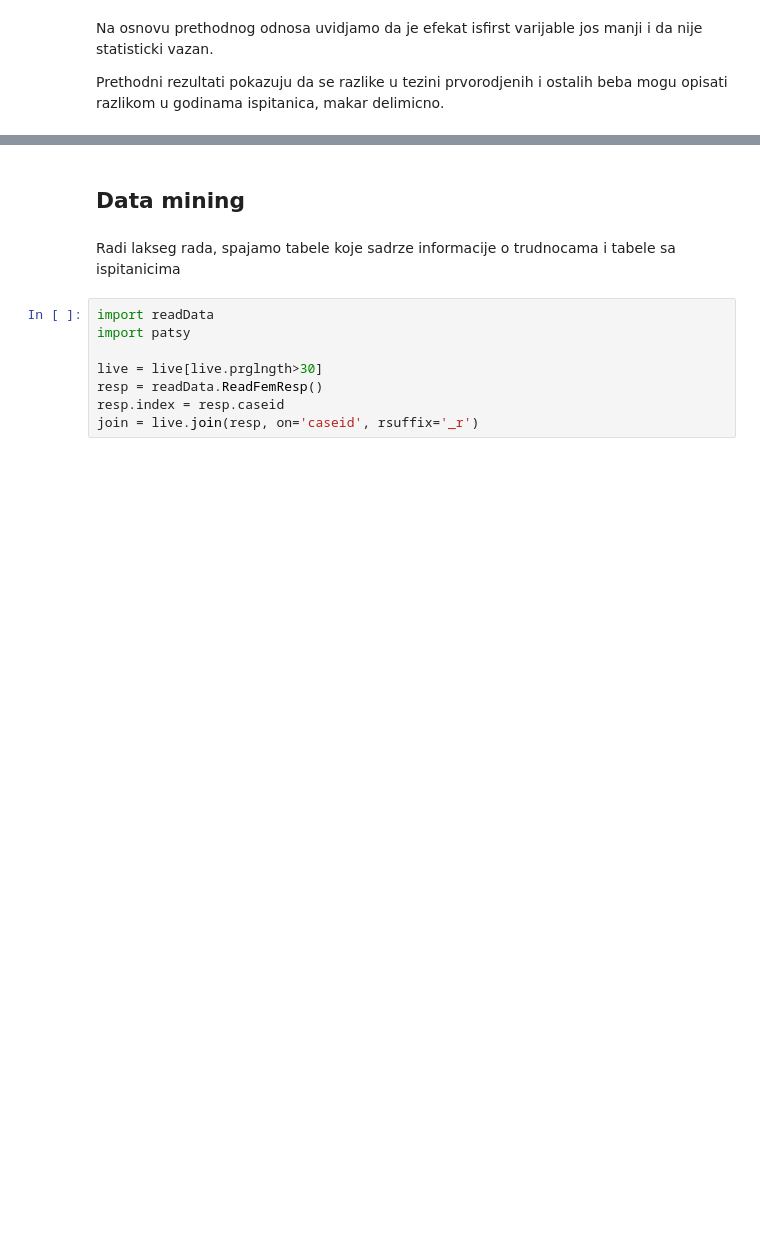
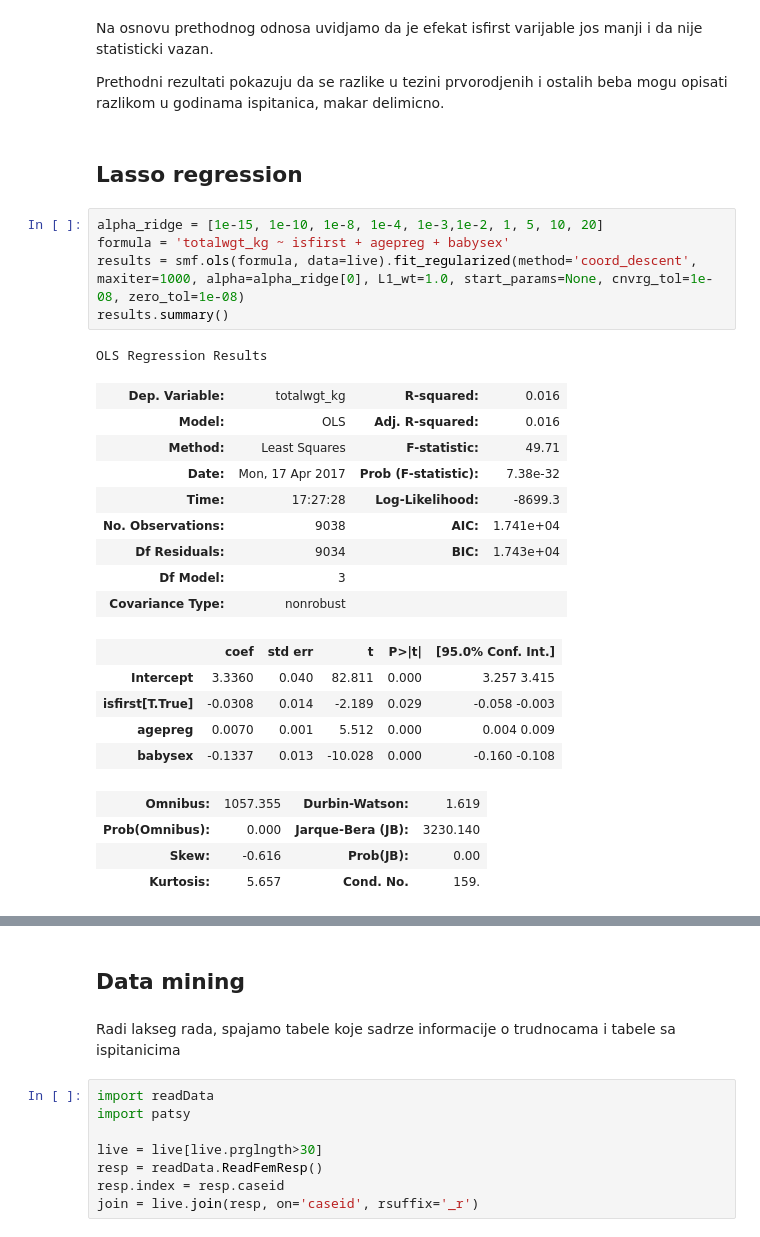
Before and after one commit to GavriloDrljaca/SIAP, a Jupyter notebook: SiapProject/Regresion.ipynb, the cells around one changed output, grey strips where cells are left out. Cells and saved outputs as stored; diff of their text form; blank space fills up the shorter version.

Commit message:
Work on Lasso and Ridge regression

```diff
--- a/SiapProject/Regresion.ipynb
+++ b/SiapProject/Regresion.ipynb
@@ -161,3 +189,30 @@ OLS Regression Results
 Na osnovu prethodnog odnosa uvidjamo da je efekat isfirst varijable jos manji i da nije statisticki vazan.
 
 Prethodni rezultati pokazuju da se razlike u tezini prvorodjenih i ostalih beba mogu opisati razlikom u godinama ispitanica, makar delimicno.
+# %% [markdown]
+## Lasso regression
+# %%
+alpha_ridge = [1e-15, 1e-10, 1e-8, 1e-4, 1e-3,1e-2, 1, 5, 10, 20]
+formula = 'totalwgt_kg ~ isfirst + agepreg + babysex'
+results = smf.ols(formula, data=live).fit_regularized(method='coord_descent', maxiter=1000, alpha=alpha_ridge[0], L1_wt=1.0, start_params=None, cnvrg_tol=1e-08, zero_tol=1e-08)
+results.summary()
+# %% [output]
+OLS Regression Results
+| Dep. Variable: | totalwgt_kg | R-squared: | 0.016 |
+| Model: | OLS | Adj. R-squared: | 0.016 |
+| Method: | Least Squares | F-statistic: | 49.71 |
+| Date: | Mon, 17 Apr 2017 | Prob (F-statistic): | 7.38e-32 |
+| Time: | 17:27:28 | Log-Likelihood: | -8699.3 |
+| No. Observations: | 9038 | AIC: | 1.741e+04 |
+| Df Residuals: | 9034 | BIC: | 1.743e+04 |
+| Df Model: | 3 |  |  |
+| Covariance Type: | nonrobust |  |  |
+|  | coef | std err | t | P>|t| | [95.0% Conf. Int.] |
+| Intercept | 3.3360 | 0.040 | 82.811 | 0.000 | 3.257 3.415 |
+| isfirst[T.True] | -0.0308 | 0.014 | -2.189 | 0.029 | -0.058 -0.003 |
+| agepreg | 0.0070 | 0.001 | 5.512 | 0.000 | 0.004 0.009 |
+| babysex | -0.1337 | 0.013 | -10.028 | 0.000 | -0.160 -0.108 |
+| Omnibus: | 1057.355 | Durbin-Watson: | 1.619 |
+| Prob(Omnibus): | 0.000 | Jarque-Bera (JB): | 3230.140 |
+| Skew: | -0.616 | Prob(JB): | 0.00 |
+| Kurtosis: | 5.657 | Cond. No. | 159. |
```
Also changed, not shown: parts of 12 cells of this notebook, 5 other files.
